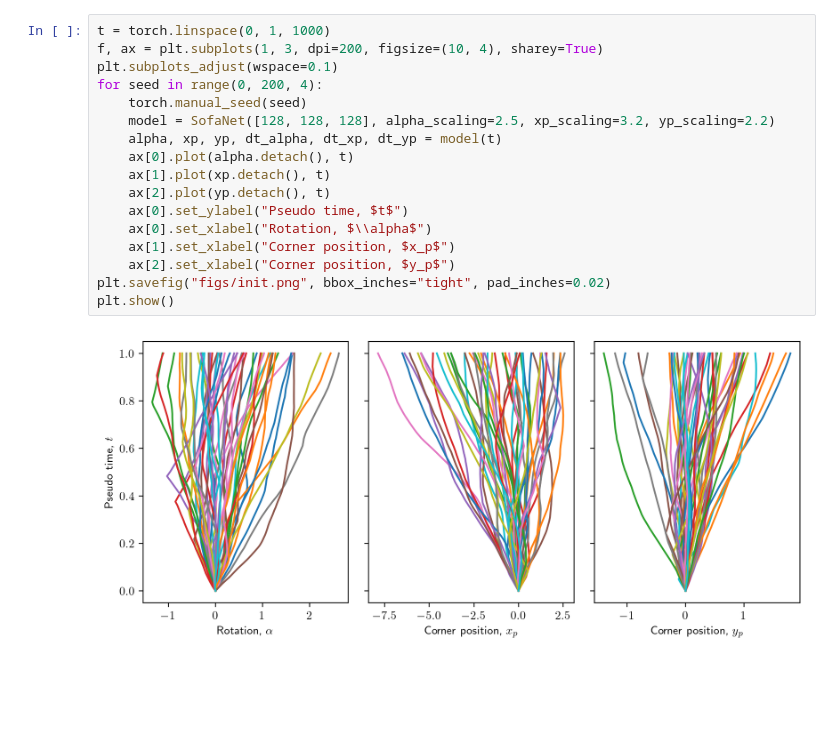
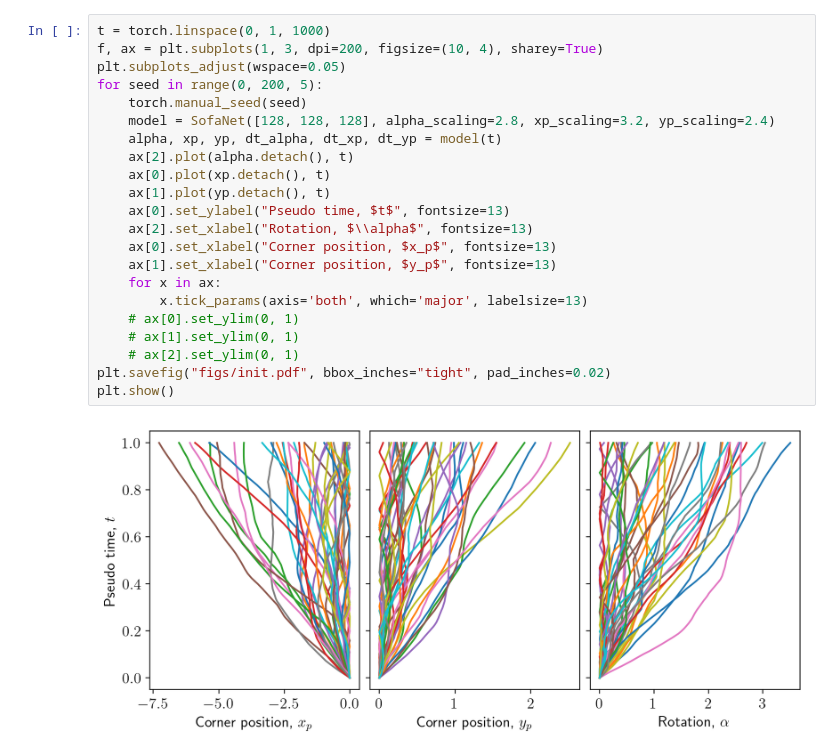
Before and after one commit to kuangdai/sofa, a Jupyter notebook: paper.ipynb, the cells around one changed output. Saved outputs shown, nothing was run; the diff lists cells and outputs as text; blank space fills up the shorter version.

```diff
--- a/paper.ipynb
+++ b/paper.ipynb
@@ -187,22 +377,27 @@ plt.show()
 # %%
 t = torch.linspace(0, 1, 1000)
 f, ax = plt.subplots(1, 3, dpi=200, figsize=(10, 4), sharey=True)
-plt.subplots_adjust(wspace=0.1)
-for seed in range(0, 200, 4):
+plt.subplots_adjust(wspace=0.05)
+for seed in range(0, 200, 5):
     torch.manual_seed(seed)
-    model = SofaNet([128, 128, 128], alpha_scaling=2.5, xp_scaling=3.2, yp_scaling=2.2)
+    model = SofaNet([128, 128, 128], alpha_scaling=2.8, xp_scaling=3.2, yp_scaling=2.4)
     alpha, xp, yp, dt_alpha, dt_xp, dt_yp = model(t)
-    ax[0].plot(alpha.detach(), t)
-    ax[1].plot(xp.detach(), t)
-    ax[2].plot(yp.detach(), t)
-    ax[0].set_ylabel("Pseudo time, $t$")
-    ax[0].set_xlabel("Rotation, $\\alpha$")
-    ax[1].set_xlabel("Corner position, $x_p$")
-    ax[2].set_xlabel("Corner position, $y_p$")
-plt.savefig("figs/init.png", bbox_inches="tight", pad_inches=0.02)
+    ax[2].plot(alpha.detach(), t)
+    ax[0].plot(xp.detach(), t)
+    ax[1].plot(yp.detach(), t)
+    ax[0].set_ylabel("Pseudo time, $t$", fontsize=13)
+    ax[2].set_xlabel("Rotation, $\\alpha$", fontsize=13)
+    ax[0].set_xlabel("Corner position, $x_p$", fontsize=13)
+    ax[1].set_xlabel("Corner position, $y_p$", fontsize=13)
+    for x in ax:
+        x.tick_params(axis='both', which='major', labelsize=13)
+    # ax[0].set_ylim(0, 1)
+    # ax[1].set_ylim(0, 1)
+    # ax[2].set_ylim(0, 1)
+plt.savefig("figs/init.pdf", bbox_inches="tight", pad_inches=0.02)
 plt.show()
 # %% [output]
-[figure, old version]
+[figure, new version]
 # %%
 plt.figure(dpi=200)
 ax = plt.gca()
```
Also changed, not shown: parts of 11 cells of this notebook, 14 other files.
